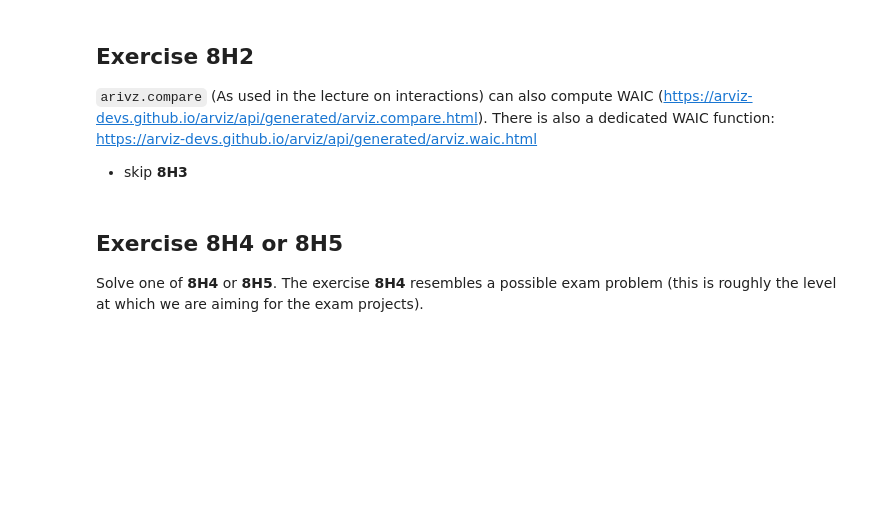
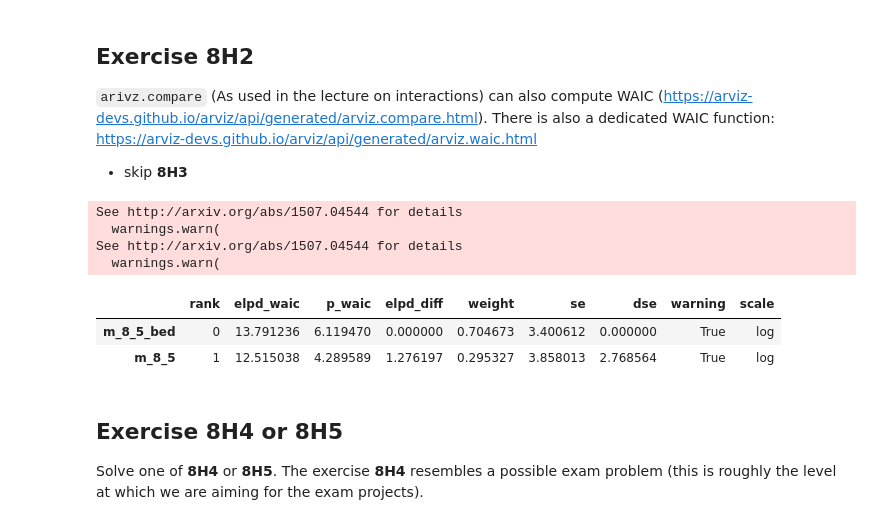
Before and after one commit to PatrickMatthiesen/ProbabilisticProgramming, a Jupyter notebook: 06-interactions/interactions-exercises.ipynb, the cells around one changed output. Drawn from its saved outputs; the diff is of its cells as text; code cells hidden in the pictures; blank space fills up the shorter version.

```diff
--- a/06-interactions/interactions-exercises.ipynb
+++ b/06-interactions/interactions-exercises.ipynb
@@ -64,6 +176,16 @@ The code to load the data is in the lecture; modify model `m_8_5` as included ab
 
 `arivz.compare` (As used in the lecture on interactions) can also compute WAIC (https://arviz-devs.github.io/arviz/api/generated/arviz.compare.html).  There is also a dedicated WAIC function: https://arviz-devs.github.io/arviz/api/generated/arviz.waic.html
 * skip __8H3__
+# %%
+az.compare({ "m_8_5": m_8_5_idata, "m_8_5_bed": m_8_5_bed_idata }, ic="waic")
+# %% [output]
+See http://arxiv.org/abs/1507.04544 for details
+  warnings.warn(
+See http://arxiv.org/abs/1507.04544 for details
+  warnings.warn(
+|  | rank | elpd_waic | p_waic | elpd_diff | weight | se | dse | warning | scale |
+| m_8_5_bed | 0 | 13.791236 | 6.119470 | 0.000000 | 0.704673 | 3.400612 | 0.000000 | True | log |
+| m_8_5 | 1 | 12.515038 | 4.289589 | 1.276197 | 0.295327 | 3.858013 | 2.768564 | True | log |
 # %% [markdown]
 ## Exercise 8H4 or 8H5
 
```
Also changed, not shown: parts of 9 cells of this notebook, 2 other files.
